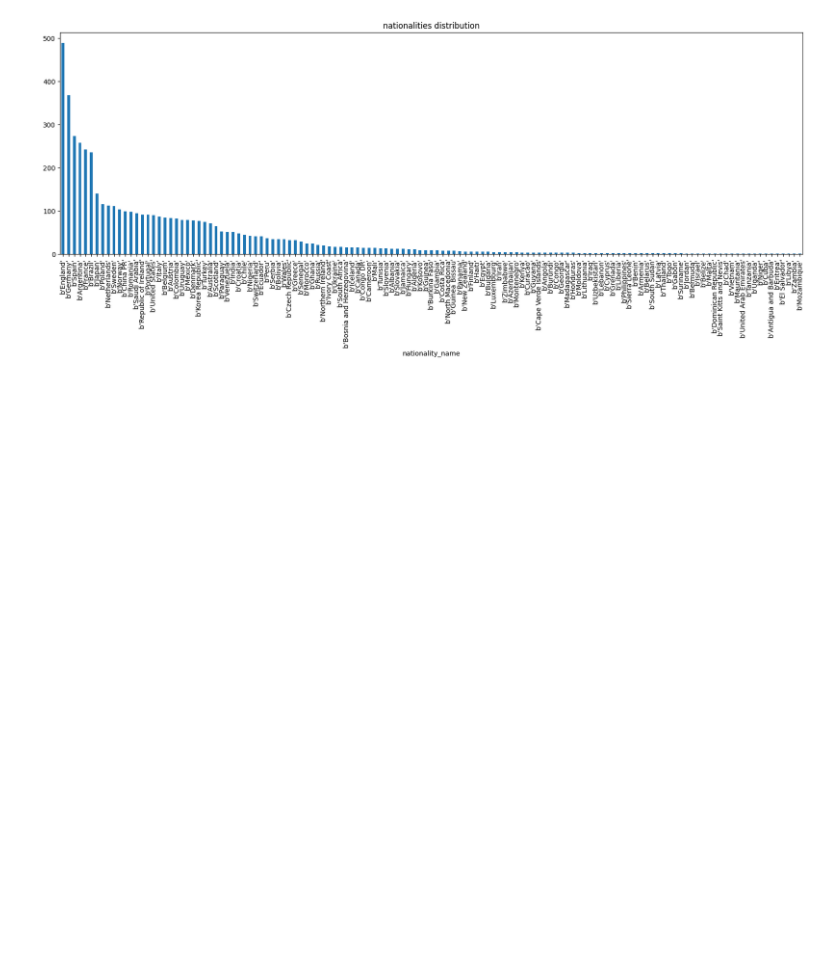
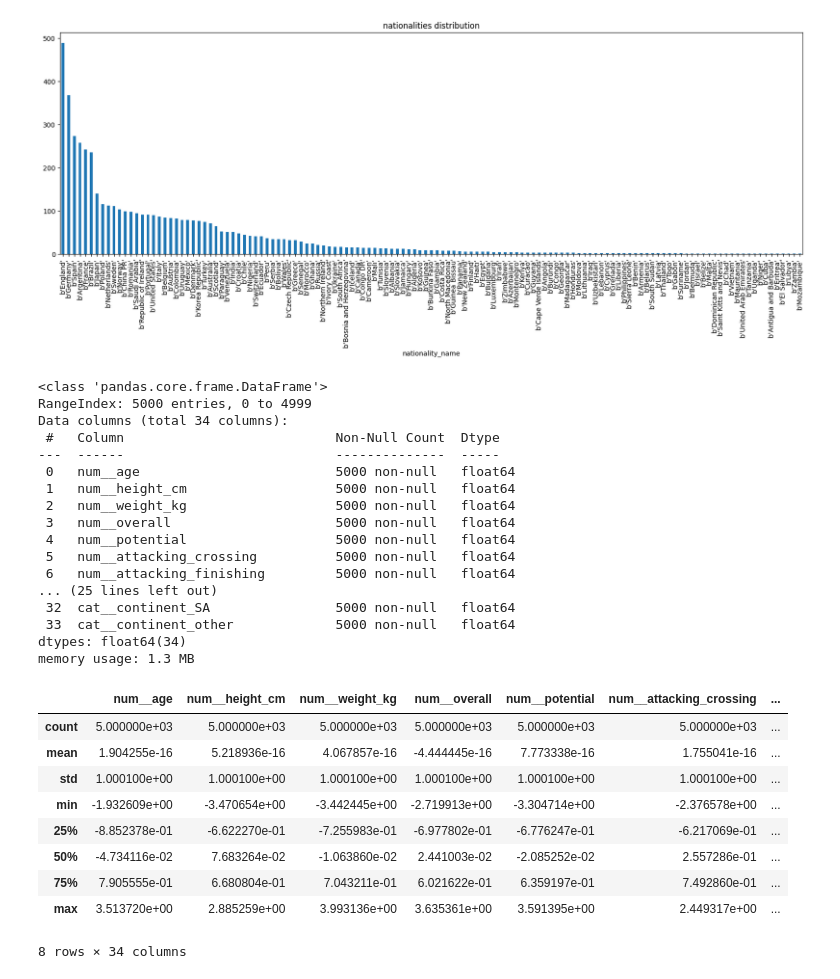
Before and after one commit to pepijn-lens/football_practice_project, a Jupyter notebook: src/data_exploration.ipynb, the cells around one changed output. Drawn from its saved outputs; the diff is of its cells as text; code cells hidden in the pictures; blank space fills up the shorter version.

Commit message:
implemented pipeline 2 with Klara's suggestion to convert countries to continent one hot encoded vectors (7 in total)

```diff
--- a/src/data_exploration.ipynb
+++ b/src/data_exploration.ipynb
@@ -94,3 +94,44 @@ plt.title("nationalities distribution")
 plt.show()
 # %% [output]
 [figure]
+# %%
+from preprocessing import run_pipeline_2
+
+X_processed, y, preprocessor = run_pipeline_2(df)
+
+feature_names = preprocessor.get_feature_names_out()
+X_df = pd.DataFrame(X_processed, columns=feature_names)
+
+X_df.head()
+
+X_df.info()
+
+X_df.describe()
+# %% [output]
+<class 'pandas.core.frame.DataFrame'>
+RangeIndex: 5000 entries, 0 to 4999
+Data columns (total 34 columns):
+ #   Column                           Non-Null Count  Dtype
+---  ------                           --------------  -----
+ 0   num__age                         5000 non-null   float64
+ 1   num__height_cm                   5000 non-null   float64
+ 2   num__weight_kg                   5000 non-null   float64
+ 3   num__overall                     5000 non-null   float64
+ 4   num__potential                   5000 non-null   float64
+ 5   num__attacking_crossing          5000 non-null   float64
+ 6   num__attacking_finishing         5000 non-null   float64
+... (25 lines left out)
+ 32  cat__continent_SA                5000 non-null   float64
+ 33  cat__continent_other             5000 non-null   float64
+dtypes: float64(34)
+memory usage: 1.3 MB
+|  | num__age | num__height_cm | num__weight_kg | num__overall | num__potential | num__attacking_crossing | ... |
+| count | 5.000000e+03 | 5.000000e+03 | 5.000000e+03 | 5.000000e+03 | 5.000000e+03 | 5.000000e+03 | ... |
+| mean | 1.904255e-16 | 5.218936e-16 | 4.067857e-16 | -4.444445e-16 | 7.773338e-16 | 1.755041e-16 | ... |
+| std | 1.000100e+00 | 1.000100e+00 | 1.000100e+00 | 1.000100e+00 | 1.000100e+00 | 1.000100e+00 | ... |
+| min | -1.932609e+00 | -3.470654e+00 | -3.442445e+00 | -2.719913e+00 | -3.304714e+00 | -2.376578e+00 | ... |
+| 25% | -8.852378e-01 | -6.622270e-01 | -7.255983e-01 | -6.977802e-01 | -6.776247e-01 | -6.217069e-01 | ... |
+| 50% | -4.734116e-02 | 7.683264e-02 | -1.063860e-02 | 2.441003e-02 | -2.085252e-02 | 2.557286e-01 | ... |
+| 75% | 7.905555e-01 | 6.680804e-01 | 7.043211e-01 | 6.021622e-01 | 6.359197e-01 | 7.492860e-01 | ... |
+| max | 3.513720e+00 | 2.885259e+00 | 3.993136e+00 | 3.635361e+00 | 3.591395e+00 | 2.449317e+00 | ... |
+8 rows × 34 columns
```
Also changed, not shown: 3 other files.
